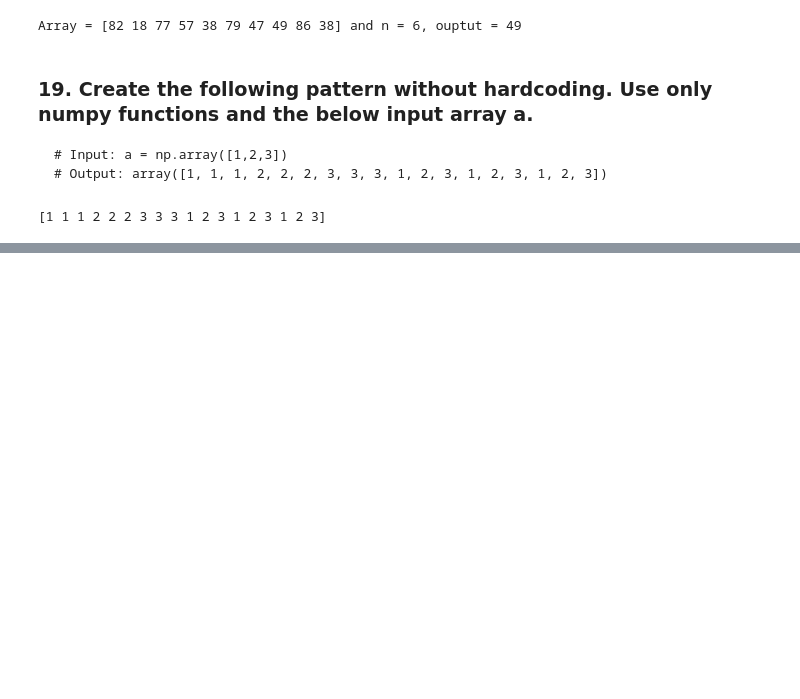
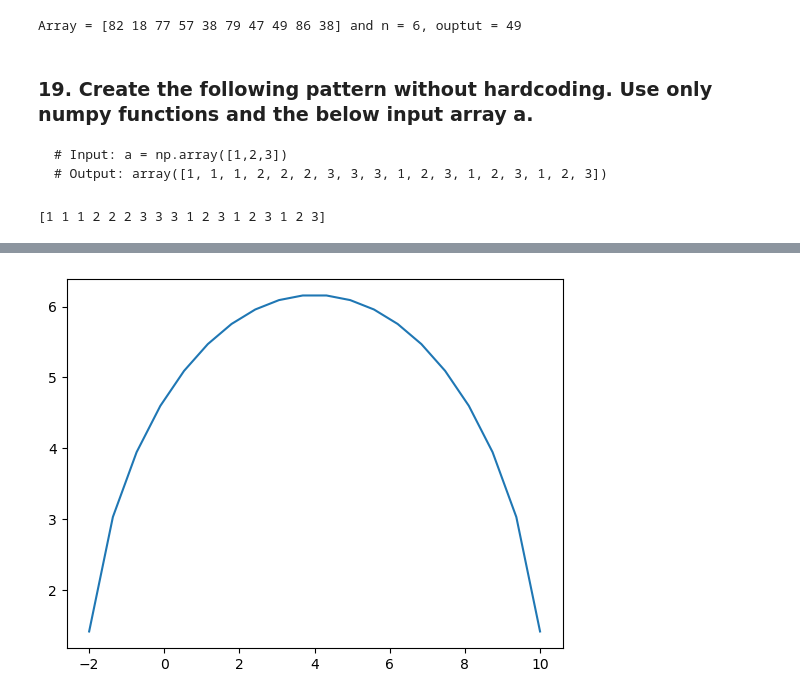
Before and after one commit to BilalAsifB/numpy_practice_questions, a Jupyter notebook: numpy_practice.ipynb, the cells around one changed output, grey strips where cells are left out. Drawn from its saved outputs; the diff is of its cells as text; code cells hidden in the pictures; blank space fills up the shorter version.

```diff
--- a/numpy_practice.ipynb
+++ b/numpy_practice.ipynb
@@ -575,0 +771,11 @@ print(pattern(a))
+# %%
+def my_func(x):
+    return (36 - (x - 4)**2 + 2)**0.5
+# %%
+x = np.linspace(-2, 10, 20)
+y = my_func(x)
+
+plt.plot(x, y)
+plt.show()
+# %% [output]
+[figure, added]
```
Also changed, not shown: parts of 29 cells of this notebook.
